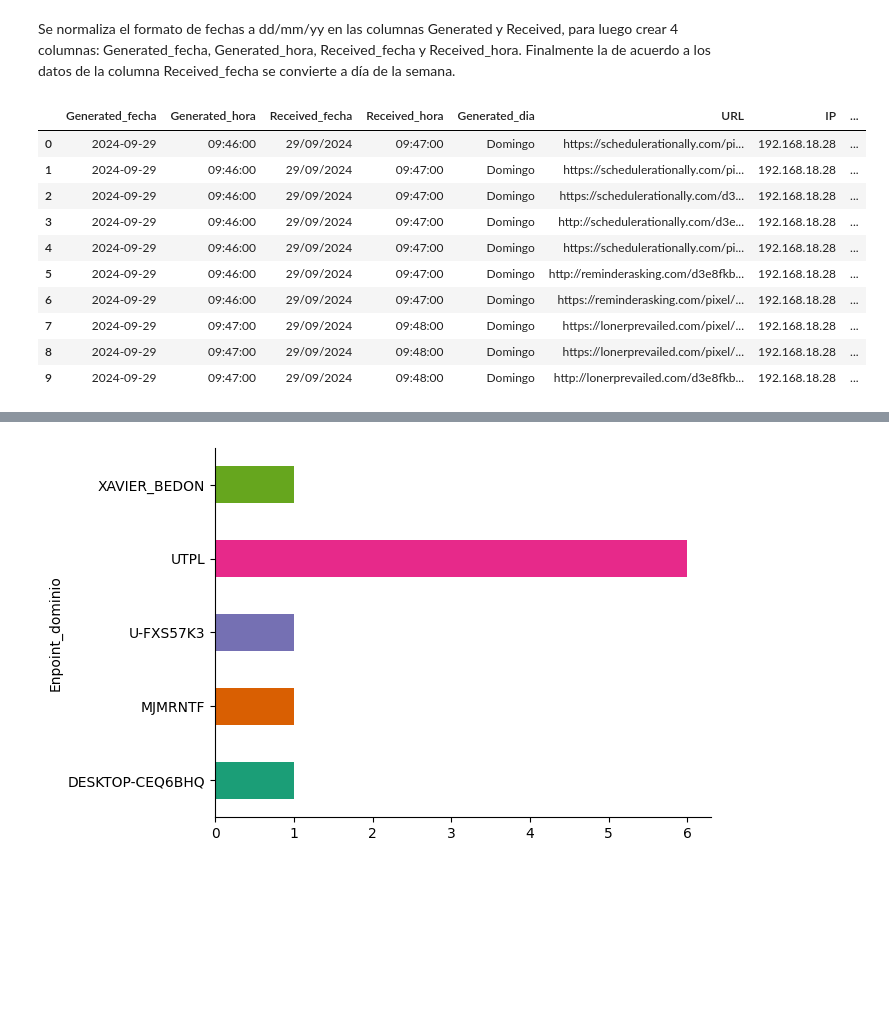
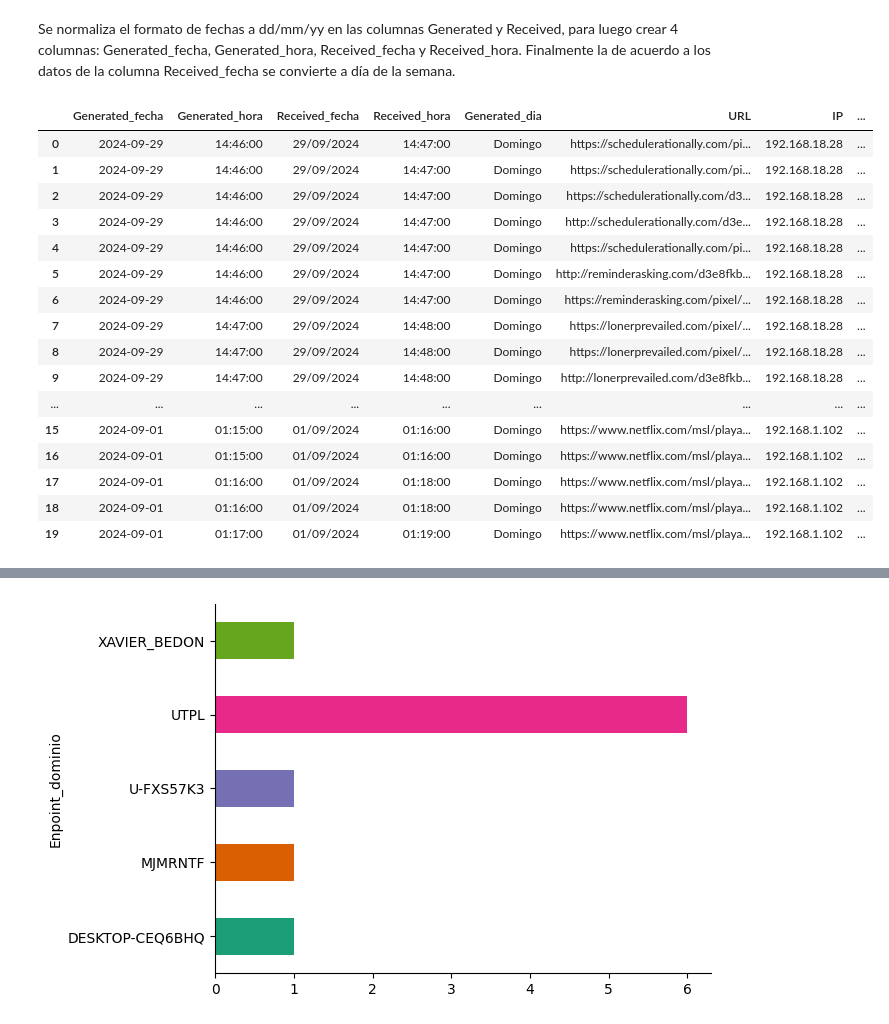
Before and after one commit to mpjuarez/introduccion-IA, a Jupyter notebook: TT_IA.ipynb, the cells around one changed output, grey strips where cells are left out. Drawn from its saved outputs; the diff is of its cells as text; code cells hidden in the pictures; blank space fills up the shorter version.

```diff
--- a/TT_IA.ipynb
+++ b/TT_IA.ipynb
@@ -238,7 +238,7 @@ El objetivo de analizar es poder limpiar columnas que no son necesarias, además
 Se normaliza el formato de fechas a dd/mm/yy en las columnas Generated y Received, para luego crear 4 columnas: Generated_fecha, Generated_hora, Received_fecha y Received_hora. Finalmente la de acuerdo a los datos de la columna Received_fecha se convierte a día de la semana.
 # %%
 # Crear el DataFrame original
-Web_security1 = pd.DataFrame(Web_security1)
+#Web_security1 = pd.DataFrame(Web_security1)
 
 # Crear una copia del DataFrame original para trabajar en ella
 Web_security1_colum = Web_security1.copy()
@@ -248,13 +248,9 @@ Web_security1_colum = Web_security1.copy()
 import pandas as pd
 import pytz
 
-# Asegurar que las columnas sean datetime y asignar zona horaria UTC
-Web_security1_colum["Generated"] = pd.to_datetime(Web_security1_colum["Generated"], dayfirst=True, errors='coerce').dt.tz_localize('UTC')
-Web_security1_colum["Received"] = pd.to_datetime(Web_security1_colum["Received"], dayfirst=True, errors='coerce').dt.tz_localize('UTC')
-
-# Convertir las fechas a la zona horaria 'America/Guayaquil'
-Web_security1_colum["Generated"] = Web_security1_colum["Generated"].dt.tz_convert('America/Guayaquil')
-Web_security1_colum["Received"] = Web_security1_colum["Received"].dt.tz_convert('America/Guayaquil')
+# Asegurar que las columnas sean objetos datetime en UTC
+Web_security1_colum["Generated"] = pd.to_datetime(Web_security1_colum["Generated"], utc=True)
+Web_security1_colum["Received"] = pd.to_datetime(Web_security1_colum["Received"], utc=True)
 
 # Dividir las columnas en fecha y hora
 Web_security1_colum["Generated_fecha"] = Web_security1_colum["Generated"].dt.strftime('%d/%m/%Y')
@@ -301,41 +297,47 @@ Web_security1_colum["jornada"] = Web_security1_colum.apply(
 )
 
 # Calcular el tiempo transcurrido entre "Generated_hora" y "Received_hora" en minutos
 def calcular_tiempo(generated, received):
     # Verificar si generated o received son NaTType
     if pd.isnull(generated) or pd.isnull(received):
         return np.nan  # Reemplazar con NaN si hay valores faltantes
 
     # Convertir las horas al tipo datetime completo para calcular diferencias
     generated_time = pd.Timestamp.combine(pd.Timestamp.today(), generated)
     received_time = pd.Timestamp.combine(pd.Timestamp.today(), received)
     return (received_time - generated_time).total_seconds() / 60
 
 Web_security1_colum["tiempo"] = Web_security1_colum.apply(
     lambda row: calcular_tiempo(row["Generated_hora"], row["Received_hora"]), axis=1
 )
 
 # Ordenar columnas
 columnas_ordenadas = [
     "Generated_fecha", "Generated_hora",
     "Received_fecha", "Received_hora", "Generated_dia",  "URL", "IP", "Detections",
     "User",
     "jornada", "tiempo"
 ]
 # Reordena las columnas del DataFrame
 Web_security1_colum = Web_security1_colum[columnas_ordenadas]
 
 # Dataset Web Security
-Web_security1_colum.head(10)
+Web_security1_colum.head(20)
 # %% [output]
 |  | Generated_fecha | Generated_hora | Received_fecha | Received_hora | Generated_dia | URL | IP | ... |
-| 0 | 2024-09-29 | 09:46:00 | 29/09/2024 | 09:47:00 | Domingo | https://schedulerationally.com/pi... | 192.168.18.28 | ... |
-| 1 | 2024-09-29 | 09:46:00 | 29/09/2024 | 09:47:00 | Domingo | https://schedulerationally.com/pi... | 192.168.18.28 | ... |
-| 2 | 2024-09-29 | 09:46:00 | 29/09/2024 | 09:47:00 | Domingo | https://schedulerationally.com/d3... | 192.168.18.28 | ... |
-| 3 | 2024-09-29 | 09:46:00 | 29/09/2024 | 09:47:00 | Domingo | http://schedulerationally.com/d3e... | 192.168.18.28 | ... |
-| 4 | 2024-09-29 | 09:46:00 | 29/09/2024 | 09:47:00 | Domingo | https://schedulerationally.com/pi... | 192.168.18.28 | ... |
-| 5 | 2024-09-29 | 09:46:00 | 29/09/2024 | 09:47:00 | Domingo | http://reminderasking.com/d3e8fkb... | 192.168.18.28 | ... |
-| 6 | 2024-09-29 | 09:46:00 | 29/09/2024 | 09:47:00 | Domingo | https://reminderasking.com/pixel/... | 192.168.18.28 | ... |
-| 7 | 2024-09-29 | 09:47:00 | 29/09/2024 | 09:48:00 | Domingo | https://lonerprevailed.com/pixel/... | 192.168.18.28 | ... |
-| 8 | 2024-09-29 | 09:47:00 | 29/09/2024 | 09:48:00 | Domingo | https://lonerprevailed.com/pixel/... | 192.168.18.28 | ... |
-| 9 | 2024-09-29 | 09:47:00 | 29/09/2024 | 09:48:00 | Domingo | http://lonerprevailed.com/d3e8fkb... | 192.168.18.28 | ... |
+| 0 | 2024-09-29 | 14:46:00 | 29/09/2024 | 14:47:00 | Domingo | https://schedulerationally.com/pi... | 192.168.18.28 | ... |
+| 1 | 2024-09-29 | 14:46:00 | 29/09/2024 | 14:47:00 | Domingo | https://schedulerationally.com/pi... | 192.168.18.28 | ... |
+| 2 | 2024-09-29 | 14:46:00 | 29/09/2024 | 14:47:00 | Domingo | https://schedulerationally.com/d3... | 192.168.18.28 | ... |
+| 3 | 2024-09-29 | 14:46:00 | 29/09/2024 | 14:47:00 | Domingo | http://schedulerationally.com/d3e... | 192.168.18.28 | ... |
+| 4 | 2024-09-29 | 14:46:00 | 29/09/2024 | 14:47:00 | Domingo | https://schedulerationally.com/pi... | 192.168.18.28 | ... |
+| 5 | 2024-09-29 | 14:46:00 | 29/09/2024 | 14:47:00 | Domingo | http://reminderasking.com/d3e8fkb... | 192.168.18.28 | ... |
+| 6 | 2024-09-29 | 14:46:00 | 29/09/2024 | 14:47:00 | Domingo | https://reminderasking.com/pixel/... | 192.168.18.28 | ... |
+| 7 | 2024-09-29 | 14:47:00 | 29/09/2024 | 14:48:00 | Domingo | https://lonerprevailed.com/pixel/... | 192.168.18.28 | ... |
+| 8 | 2024-09-29 | 14:47:00 | 29/09/2024 | 14:48:00 | Domingo | https://lonerprevailed.com/pixel/... | 192.168.18.28 | ... |
+| 9 | 2024-09-29 | 14:47:00 | 29/09/2024 | 14:48:00 | Domingo | http://lonerprevailed.com/d3e8fkb... | 192.168.18.28 | ... |
+| ... | ... | ... | ... | ... | ... | ... | ... | ... |
+| 15 | 2024-09-01 | 01:15:00 | 01/09/2024 | 01:16:00 | Domingo | https://www.netflix.com/msl/playa... | 192.168.1.102 | ... |
+| 16 | 2024-09-01 | 01:15:00 | 01/09/2024 | 01:16:00 | Domingo | https://www.netflix.com/msl/playa... | 192.168.1.102 | ... |
+| 17 | 2024-09-01 | 01:16:00 | 01/09/2024 | 01:18:00 | Domingo | https://www.netflix.com/msl/playa... | 192.168.1.102 | ... |
+| 18 | 2024-09-01 | 01:16:00 | 01/09/2024 | 01:18:00 | Domingo | https://www.netflix.com/msl/playa... | 192.168.1.102 | ... |
+| 19 | 2024-09-01 | 01:17:00 | 01/09/2024 | 01:19:00 | Domingo | https://www.netflix.com/msl/playa... | 192.168.1.102 | ... |
```
Also changed, not shown: parts of 9 cells of this notebook.
